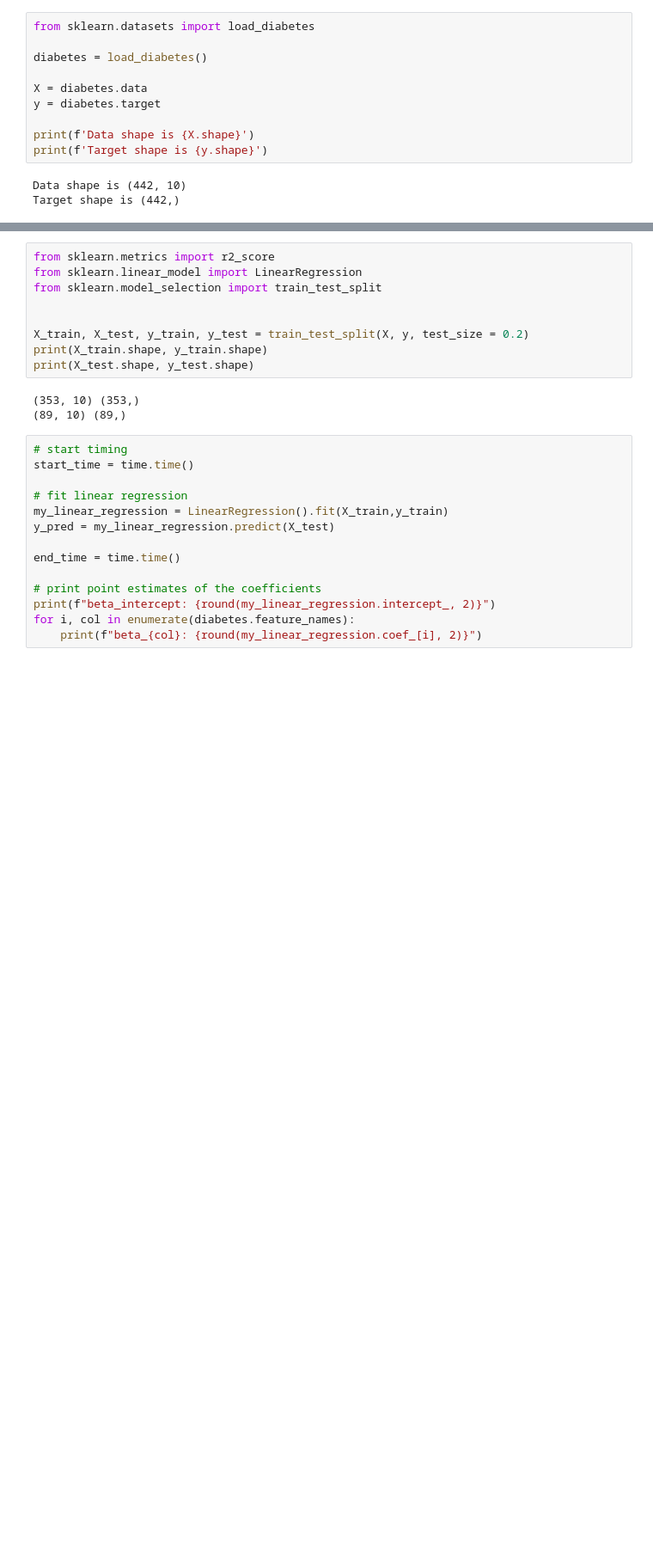
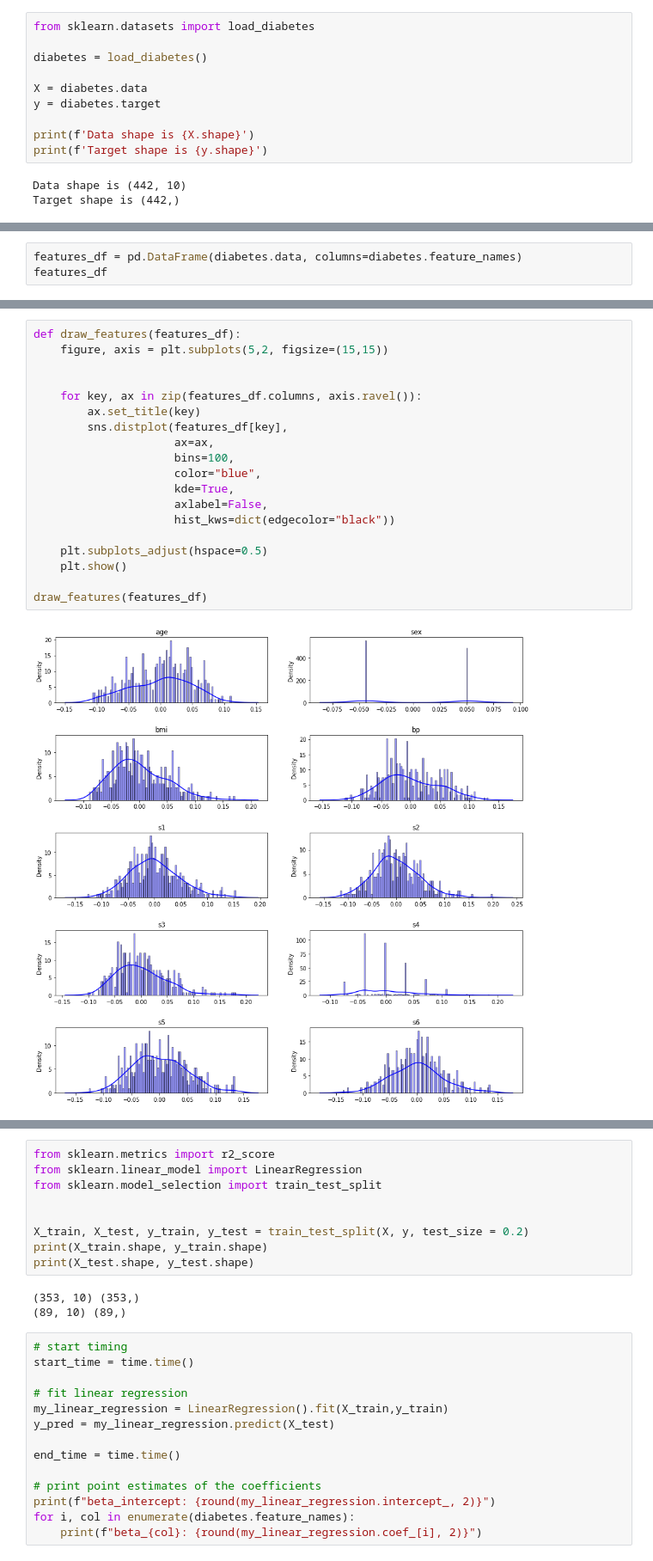
Before and after one commit to dk-tran92/ML, a Jupyter notebook: Nhan_dang_mau.ipynb, the cells around one changed output, grey strips where cells are left out. Shown at 86% size. Drawn from its saved outputs; the diff is of its cells as text; blank space fills up the shorter version.

```diff
--- a/Nhan_dang_mau.ipynb
+++ b/Nhan_dang_mau.ipynb
@@ -41,0 +93,3 @@ array([ 0.03807591,  0.05068012,  0.06169621,  0.02187235, -0.0442235 ,
+# %%
+features_df = pd.DataFrame(diabetes.data, columns=diabetes.feature_names)
+features_df
@@ -41,0 +110,21 @@ array([ 0.03807591,  0.05068012,  0.06169621,  0.02187235, -0.0442235 ,
+# %%
+def draw_features(features_df):
+    figure, axis = plt.subplots(5,2, figsize=(15,15))
+
+
+    for key, ax in zip(features_df.columns, axis.ravel()):
+        ax.set_title(key)
+        sns.distplot(features_df[key],
+                     ax=ax,
+                     bins=100,
+                     color="blue",
+                     kde=True,
+                     axlabel=False,
+                     hist_kws=dict(edgecolor="black"))
+
+    plt.subplots_adjust(hspace=0.5)
+    plt.show()
+
+draw_features(features_df)
+# %% [output]
+[figure, added]
```
Also changed, not shown: parts of 31 cells of this notebook.
